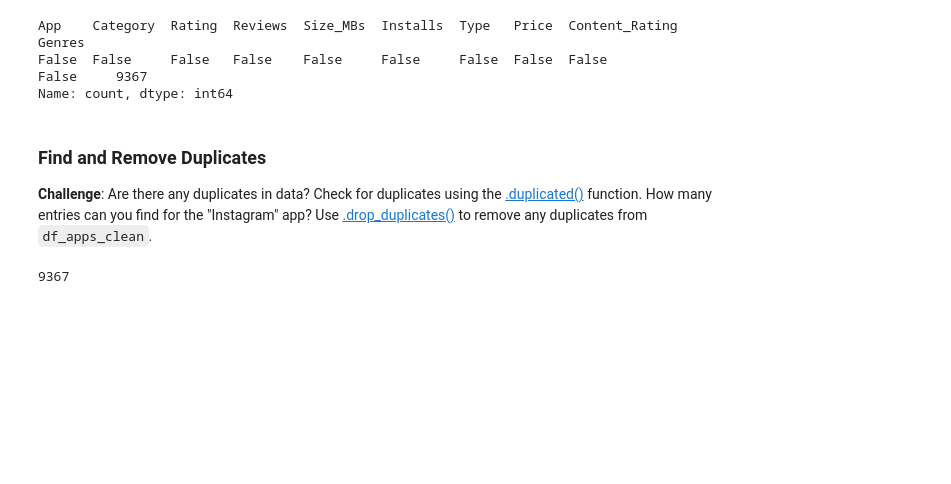
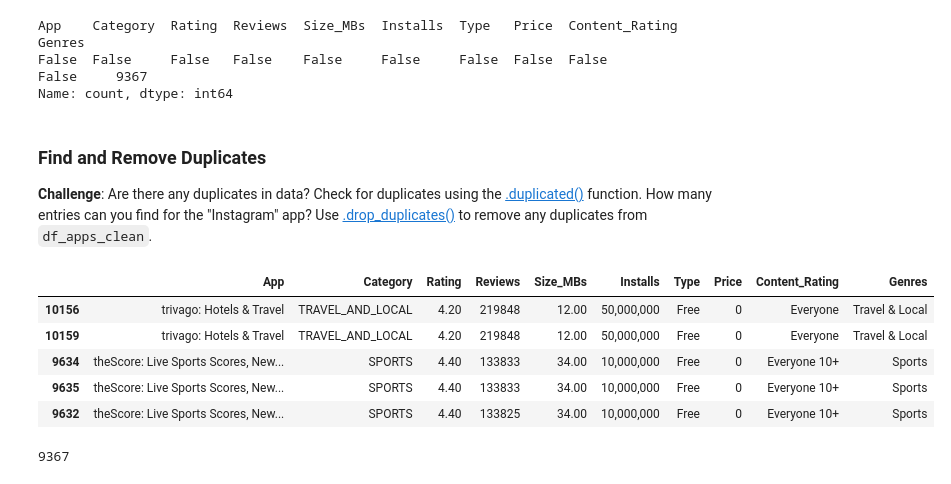
Before and after one commit to shahiddhariwala/google_app_store_data_analysis_visualization, a Jupyter notebook: Google Play Store App Analytics.ipynb, the cells around one changed output. Drawn from its saved outputs; the diff is of its cells as text; code cells hidden in the pictures; blank space fills up the shorter version.

```diff
--- a/Google Play Store App Analytics.ipynb
+++ b/Google Play Store App Analytics.ipynb
@@ -108,6 +108,15 @@ Name: count, dtype: int64
 ### Find and Remove Duplicates
 
 **Challenge**: Are there any duplicates in data? Check for duplicates using the [.duplicated()](https://pandas.pydata.org/pandas-docs/stable/reference/api/pandas.DataFrame.duplicated.html) function. How many entries can you find for the "Instagram" app? Use [.drop_duplicates()](https://pandas.pydata.org/pandas-docs/stable/reference/api/pandas.DataFrame.drop_duplicates.html) to remove any duplicates from `df_apps_clean`.
+# %%
+df_apps_clean[df_apps_clean.duplicated()].sort_values(by="App", ascending=False).head()
+# %% [output]
+|  | App | Category | Rating | Reviews | Size_MBs | Installs | Type | Price | Content_Rating | Genres |
+| 10156 | trivago: Hotels & Travel | TRAVEL_AND_LOCAL | 4.20 | 219848 | 12.00 | 50,000,000 | Free | 0 | Everyone | Travel & Local |
+| 10159 | trivago: Hotels & Travel | TRAVEL_AND_LOCAL | 4.20 | 219848 | 12.00 | 50,000,000 | Free | 0 | Everyone | Travel & Local |
+| 9634 | theScore: Live Sports Scores, New... | SPORTS | 4.40 | 133833 | 34.00 | 10,000,000 | Free | 0 | Everyone 10+ | Sports |
+| 9635 | theScore: Live Sports Scores, New... | SPORTS | 4.40 | 133833 | 34.00 | 10,000,000 | Free | 0 | Everyone 10+ | Sports |
+| 9632 | theScore: Live Sports Scores, New... | SPORTS | 4.40 | 133825 | 34.00 | 10,000,000 | Free | 0 | Everyone 10+ | Sports |
 # %%
 df_apps_clean.duplicated().count()
 # %% [output]
```
Also changed, not shown: parts of 7 cells of this notebook.
